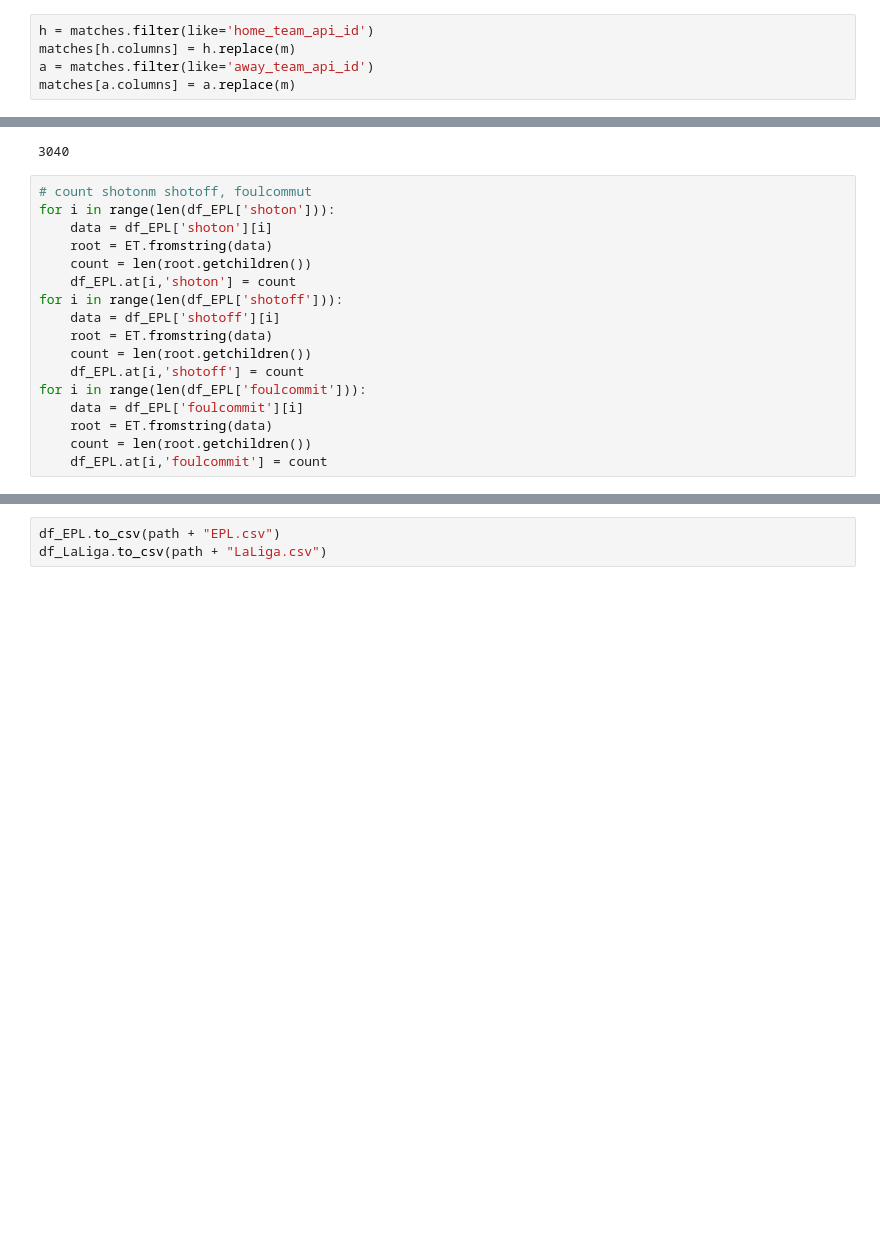
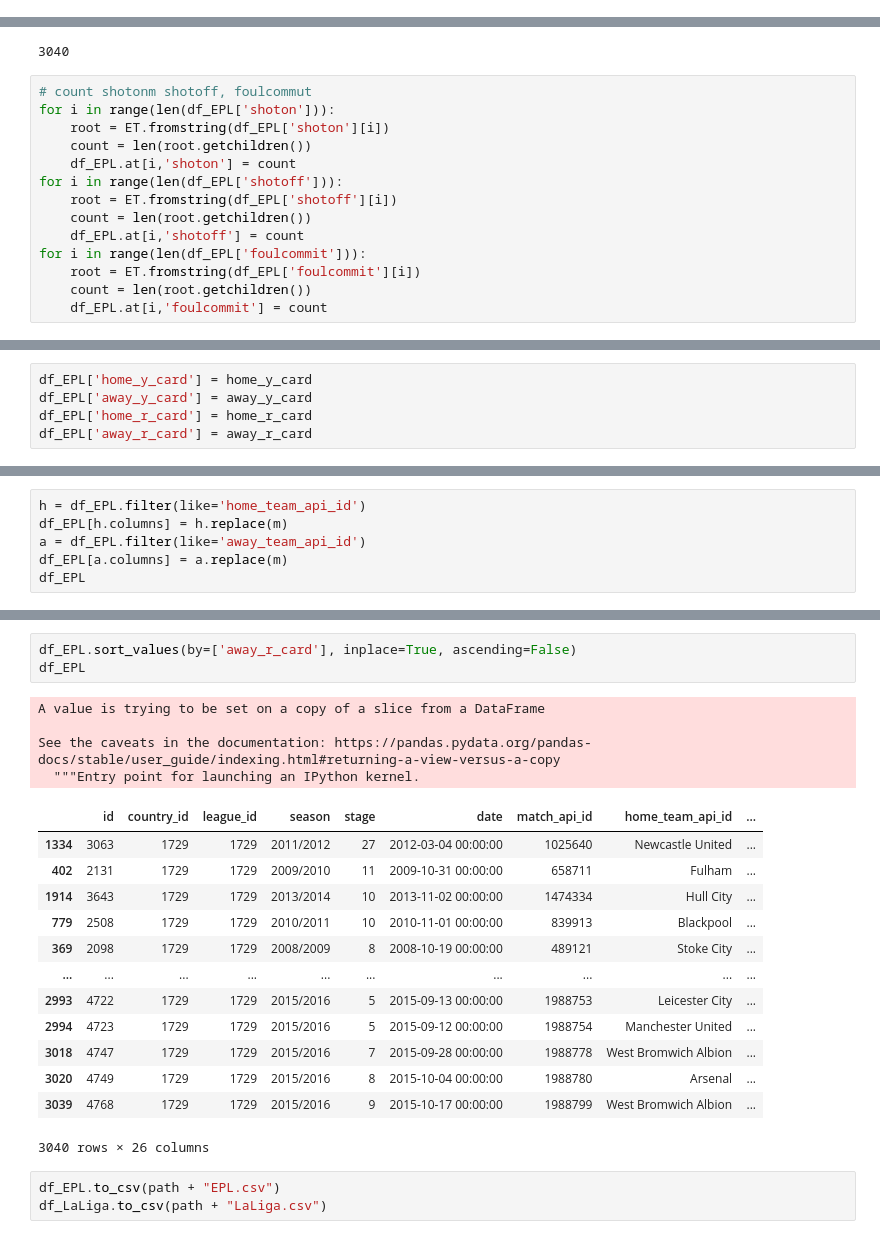
Before and after one commit to enliktjioe/nn2020-football, a Jupyter notebook: Preprocessing.ipynb, the cells around one changed output, grey strips where cells are left out. Saved outputs shown, nothing was run; the diff lists cells and outputs as text; blank space fills up the shorter version.

Commit message:
Update Preprocessing.ipynb
Extract yellow red card for home and away team from card column

```diff
--- a/Preprocessing.ipynb
+++ b/Preprocessing.ipynb
@@ -149,11 +149,6 @@ matches
 | 6078 | 24556 | 21518 | 21518 | 2015/2016 | 9 | 2015-10-24 00:00:00 | 2030170 | 7878 | ... |
 | 6079 | 24557 | 21518 | 21518 | 2015/2016 | 9 | 2015-10-23 00:00:00 | 2030171 | 8370 | ... |
 6080 rows × 115 columns
-# %%
-h = matches.filter(like='home_team_api_id')
-matches[h.columns] = h.replace(m)
-a = matches.filter(like='away_team_api_id')
-matches[a.columns] = a.replace(m)
 # %%
 matches
 # %% [output]
@@ -225,17 +220,14 @@ len(df_LaLiga)
 # %%
 # count shotonm shotoff, foulcommut
 for i in range(len(df_EPL['shoton'])):
-    data = df_EPL['shoton'][i]
-    root = ET.fromstring(data)
+    root = ET.fromstring(df_EPL['shoton'][i])
     count = len(root.getchildren())
     df_EPL.at[i,'shoton'] = count
 for i in range(len(df_EPL['shotoff'])):
-    data = df_EPL['shotoff'][i]
-    root = ET.fromstring(data)
+    root = ET.fromstring(df_EPL['shotoff'][i])
     count = len(root.getchildren())
     df_EPL.at[i,'shotoff'] = count
 for i in range(len(df_EPL['foulcommit'])):
-    data = df_EPL['foulcommit'][i]
-    root = ET.fromstring(data)
+    root = ET.fromstring(df_EPL['foulcommit'][i])
     count = len(root.getchildren())
     df_EPL.at[i,'foulcommit'] = count
@@ -273,0 +273,5 @@ df_LaLiga
+# %%
+df_EPL['home_y_card'] = home_y_card
+df_EPL['away_y_card'] = away_y_card
+df_EPL['home_r_card'] = home_r_card
+df_EPL['away_r_card'] = away_r_card
@@ -273,0 +299,6 @@ df_LaLiga
+# %%
+h = df_EPL.filter(like='home_team_api_id')
+df_EPL[h.columns] = h.replace(m)
+a = df_EPL.filter(like='away_team_api_id')
+df_EPL[a.columns] = a.replace(m)
+df_EPL
@@ -274,3 +324,24 @@ df_LaLiga
+# %%
+df_EPL.sort_values(by=['away_r_card'], inplace=True, ascending=False)
+df_EPL
+# %% [output]
+A value is trying to be set on a copy of a slice from a DataFrame
+
+See the caveats in the documentation: https://pandas.pydata.org/pandas-docs/stable/user_guide/indexing.html#returning-a-view-versus-a-copy
+  """Entry point for launching an IPython kernel.
+|  | id | country_id | league_id | season | stage | date | match_api_id | home_team_api_id | ... |
+| 1334 | 3063 | 1729 | 1729 | 2011/2012 | 27 | 2012-03-04 00:00:00 | 1025640 | Newcastle United | ... |
+| 402 | 2131 | 1729 | 1729 | 2009/2010 | 11 | 2009-10-31 00:00:00 | 658711 | Fulham | ... |
+| 1914 | 3643 | 1729 | 1729 | 2013/2014 | 10 | 2013-11-02 00:00:00 | 1474334 | Hull City | ... |
+| 779 | 2508 | 1729 | 1729 | 2010/2011 | 10 | 2010-11-01 00:00:00 | 839913 | Blackpool | ... |
+| 369 | 2098 | 1729 | 1729 | 2008/2009 | 8 | 2008-10-19 00:00:00 | 489121 | Stoke City | ... |
+| ... | ... | ... | ... | ... | ... | ... | ... | ... | ... |
+| 2993 | 4722 | 1729 | 1729 | 2015/2016 | 5 | 2015-09-13 00:00:00 | 1988753 | Leicester City | ... |
+| 2994 | 4723 | 1729 | 1729 | 2015/2016 | 5 | 2015-09-12 00:00:00 | 1988754 | Manchester United | ... |
+| 3018 | 4747 | 1729 | 1729 | 2015/2016 | 7 | 2015-09-28 00:00:00 | 1988778 | West Bromwich Albion | ... |
+| 3020 | 4749 | 1729 | 1729 | 2015/2016 | 8 | 2015-10-04 00:00:00 | 1988780 | Arsenal | ... |
+| 3039 | 4768 | 1729 | 1729 | 2015/2016 | 9 | 2015-10-17 00:00:00 | 1988799 | West Bromwich Albion | ... |
+3040 rows × 26 columns
 # %%
 df_EPL.to_csv(path + "EPL.csv")
 df_LaLiga.to_csv(path + "LaLiga.csv")
```
Also changed, not shown: parts of 6 cells of this notebook.
